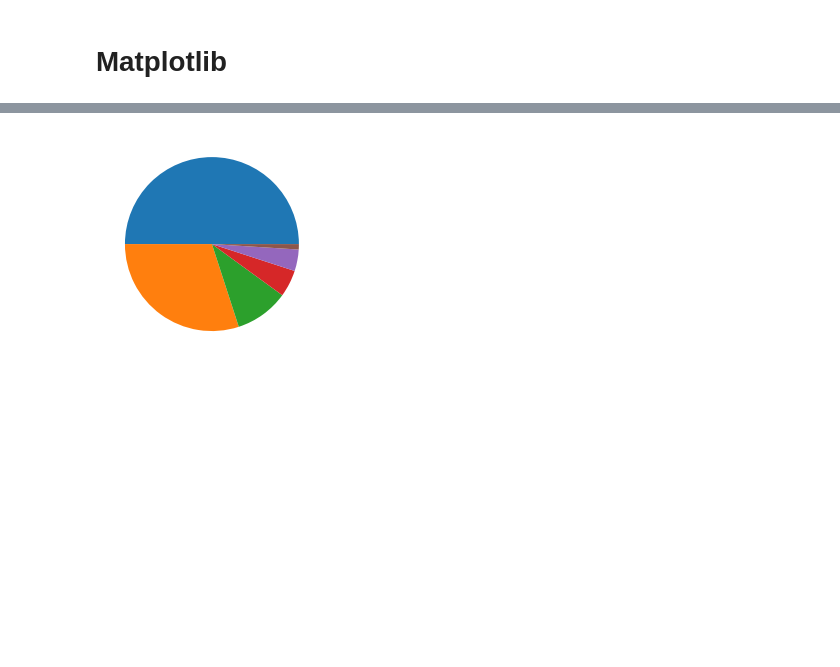
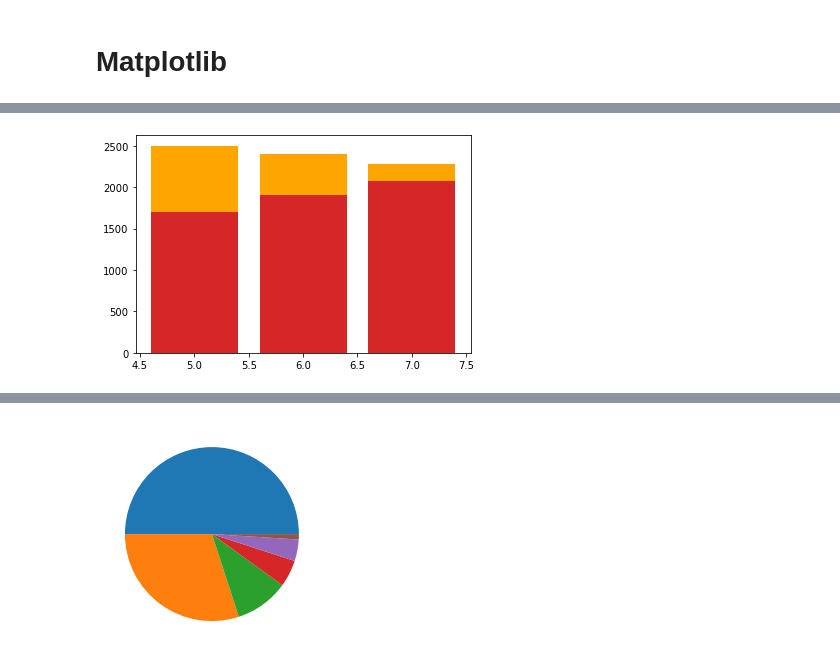
Before and after one commit to pascazzi/ProyectosJupiter, a Jupyter notebook: 9 - Matplotlib.ipynb, the cells around one changed output, grey strips where cells are left out. Drawn from its saved outputs; the diff is of its cells as text; code cells hidden in the pictures; blank space fills up the shorter version.

```diff
--- a/9 - Matplotlib.ipynb
+++ b/9 - Matplotlib.ipynb
@@ -24,0 +31,14 @@ plt.show()
+# %%
+# Crear la figura y los ejes
+fig, ax = plt.subplots()
+
+dia=[5,6,7]
+sucursal1 = [1700,1900,2080]
+sucursal2 = [800, 500, 200]
+ax.bar(dia, sucursal1 , color = 'tab:red')
+ax.bar(dia, sucursal2, color = 'orange', bottom=sucursal1 )
+
+# Mostrar el gráfico
+plt.show()
+# %% [output]
+[figure, added]
```
Also changed, not shown: parts of 13 cells of this notebook, 5 other files.
